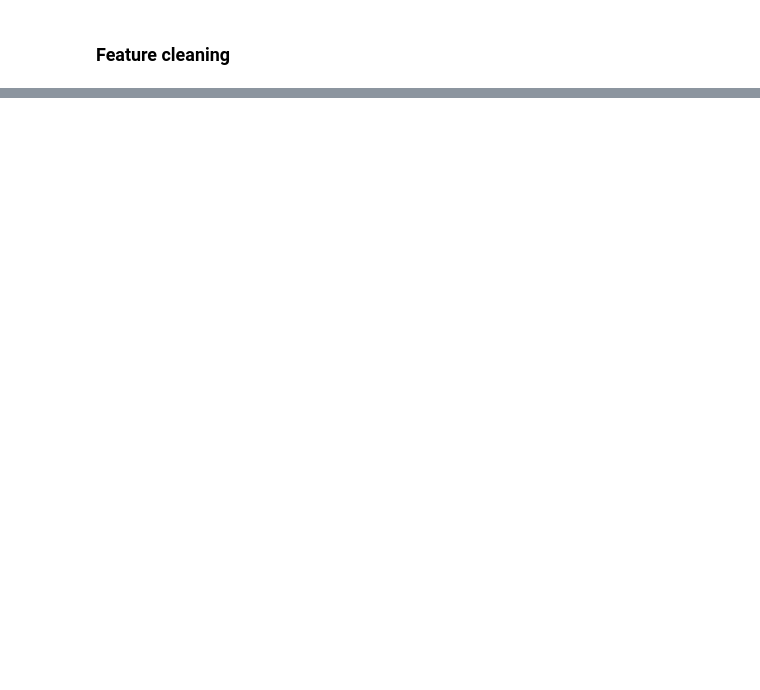
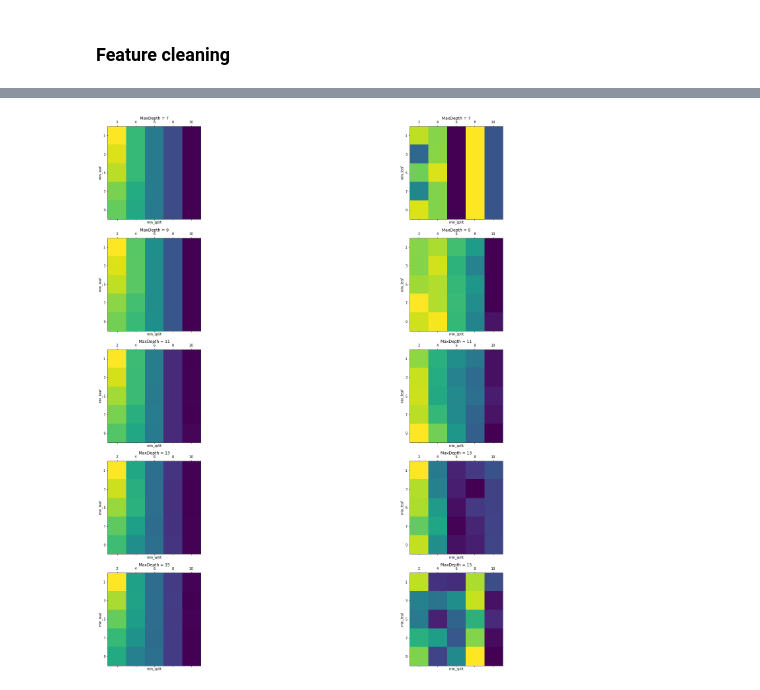
Before and after one commit to arv1ndh/ml_project, a Jupyter notebook: code/project_contents.ipynb, the cells around one changed output, grey strips where cells are left out. Cells and saved outputs as stored; diff of their text form; code cells hidden in the pictures; blank space fills up the shorter version.

Commit message:
kCross Valid on DTree for hyperparam tuning preventing overfitting

```diff
--- a/code/project_contents.ipynb
+++ b/code/project_contents.ipynb
@@ -497,8 +521,0 @@ for d in range(1,11,2):
-# %%
-
-dtree_c = tree.DecisionTreeClassifier(criterion = 'entropy', splitter='best', max_depth=f_l[0], min_samples_split = f_l[1], min_samples_leaf = f_l[2])
-dtree_r = dtree_c.fit(train_ohe, train_results)
-dtree_predictions = dtree_r.predict(test_ohe)
-ac,pr,sp,sn = conf_calc(test_results, dtree_predictions)
-print(ac,pr,sp,sn)
-print(f_l)
@@ -507,0 +527,62 @@ print(f_l)
+# %%
+kf = KFold(n_splits = 5, shuffle=False)
+fig, axes = plt.subplots(5,2, figsize = (30,30))
+
+d_range = range(7,16,2)
+s_range = range(2,11,2)
+l_range = range(1,11,2)
+
+for k,d in enumerate(d_range):
+    tr_auc = np.zeros((len(s_range),len(l_range)))
+    va_auc = np.zeros((len(s_range),len(l_range)))
+    for i,s in enumerate(s_range):
+        for j,l in enumerate(l_range):
+            tr_mean = 0
+            va_mean = 0
+            for tr_index, va_index in kf.split(train_ohe):
+                k_tr = train_ohe[tr_index]
+                k_va = train_ohe[va_index]
+                k_tr_results = train_results[tr_index]
+                k_va_results = train_results[va_index]
+
+                dtree_c = tree.DecisionTreeClassifier(criterion = 'entropy', splitter='best', max_depth=d, min_samples_split = s, min_samples_leaf = l)
+                dtree_c = dtree_c.fit(k_tr, k_tr_results)
+
+                tr_dtree_pred = dtree_c.predict(k_tr)
+                tr_false_positive_rate, tr_recall, tr_thresholds = roc_curve(k_tr_results,tr_dtree_pred)
+                tr_roc_auc = auc(tr_false_positive_rate, tr_recall)
+                #train_out = conf_calc(k_tr_results, dtree_train_pred)
+                tr_mean += tr_roc_auc
+
+                va_dtree_pred = dtree_c.predict(k_va)
+                va_false_positive_rate, va_recall, va_thresholds = roc_curve(k_va_results,va_dtree_pred)
+                va_roc_auc = auc(va_false_positive_rate, va_recall)
+                #train_out = conf_calc(k_tr_results, dtree_train_pred)
+                va_mean += va_roc_auc
+
+            tr_auc[i][j] = tr_mean / 5
+            va_auc[i][j] = va_mean / 5
+            '''
+            if (max_mean < c_mean):
+                f_l[0] = d
+                f_l[1] = s
+                f_l[2] = l
+                max_mean = c_mean
+            '''
+    axes[k][0].set_xlabel('min_split')
+    axes[k][0].set_ylabel('min_leaf')
+    axes[k][0].set_title("MaxDepth = " + str(d))
+    cax = axes[k][0].matshow(tr_auc, interpolation='nearest')
+    axes[k][0].set_xticklabels([''] + list(s_range))
+    axes[k][0].set_yticklabels([''] + list(l_range))
+
+    axes[k][1].set_xlabel('min_split')
+    axes[k][1].set_ylabel('min_leaf')
+    axes[k][1].set_title("MaxDepth = " + str(d))
+    cax = axes[k][1].matshow(va_auc, interpolation='nearest')
+    axes[k][1].set_xticklabels([''] + list(s_range))
+    axes[k][1].set_yticklabels([''] + list(l_range))
+#for li in f_l:
+#    print(li)
+# %% [output]
+[figure, added]
```
Also changed, not shown: parts of 68 cells of this notebook.
